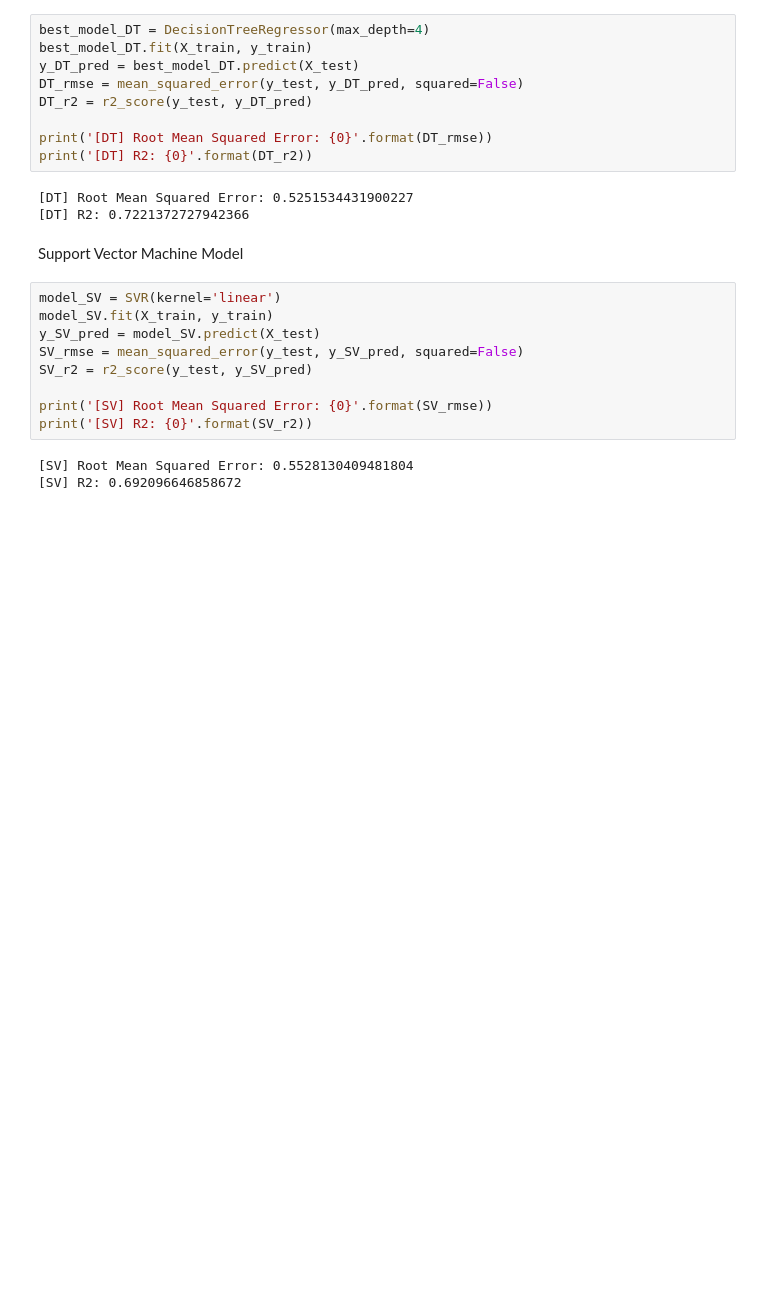
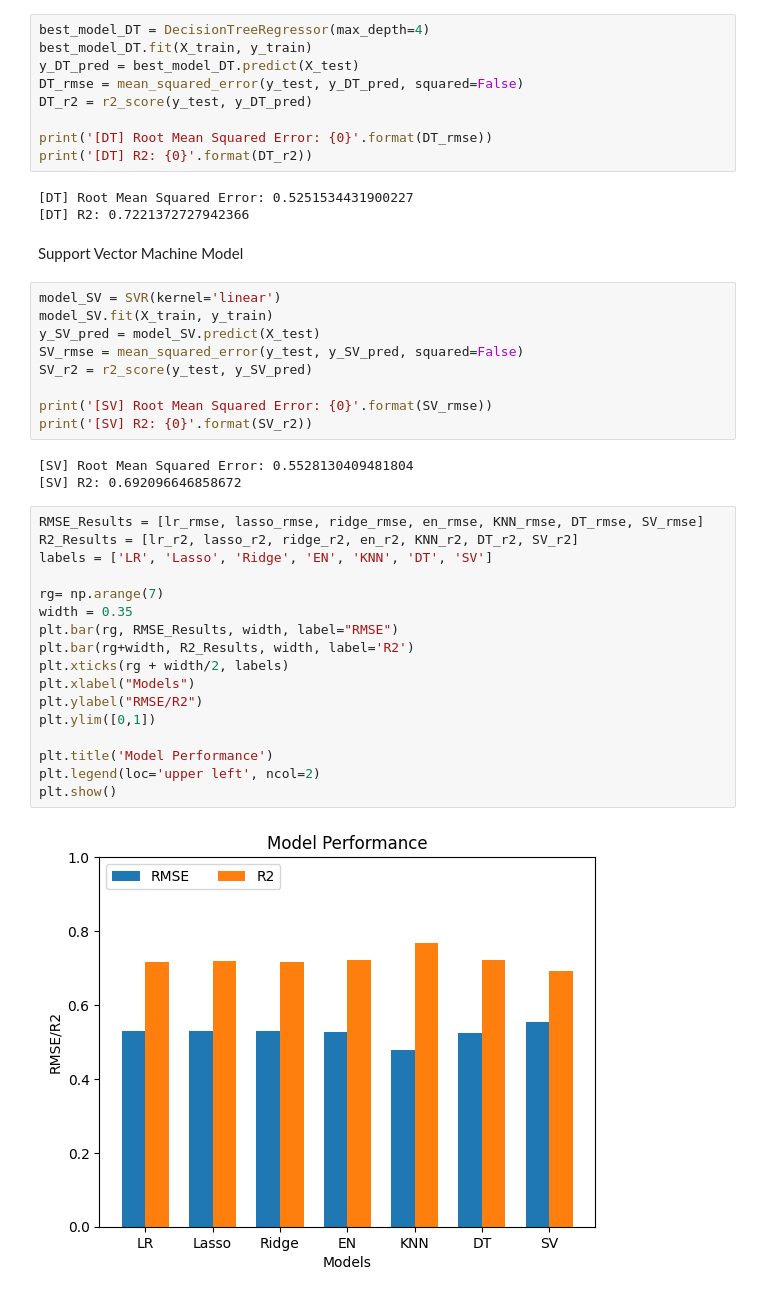
Before and after one commit to Fefe-Hern/Living, a Jupyter notebook: 4_python_analysis/redfin_analysis (S).ipynb, the cells around one changed output. Drawn from its saved outputs; the diff is of its cells as text; blank space fills up the shorter version.

Commit message:
Created model performance visualization

```diff
--- a/4_python_analysis/redfin_analysis (S).ipynb
+++ b/4_python_analysis/redfin_analysis (S).ipynb
@@ -203,3 +203,22 @@ print('[SV] R2: {0}'.format(SV_r2))
 # %% [output]
 [SV] Root Mean Squared Error: 0.5528130409481804
 [SV] R2: 0.692096646858672
+# %%
+RMSE_Results = [lr_rmse, lasso_rmse, ridge_rmse, en_rmse, KNN_rmse, DT_rmse, SV_rmse]
+R2_Results = [lr_r2, lasso_r2, ridge_r2, en_r2, KNN_r2, DT_r2, SV_r2]
+labels = ['LR', 'Lasso', 'Ridge', 'EN', 'KNN', 'DT', 'SV']
+
+rg= np.arange(7)
+width = 0.35
+plt.bar(rg, RMSE_Results, width, label="RMSE")
+plt.bar(rg+width, R2_Results, width, label='R2')
+plt.xticks(rg + width/2, labels)
+plt.xlabel("Models")
+plt.ylabel("RMSE/R2")
+plt.ylim([0,1])
+
+plt.title('Model Performance')
+plt.legend(loc='upper left', ncol=2)
+plt.show()
+# %% [output]
+[figure, added]
```
Also changed, not shown: parts of 1 cell of this notebook.
